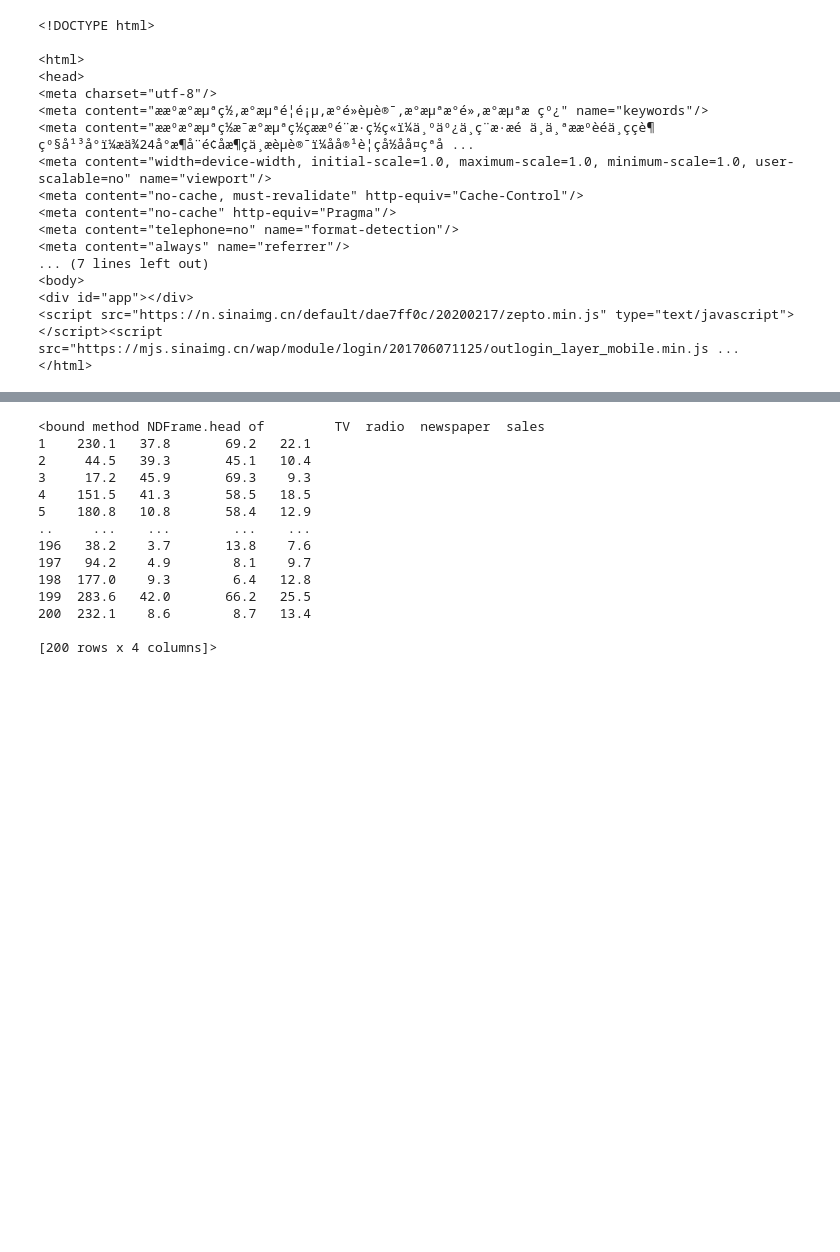
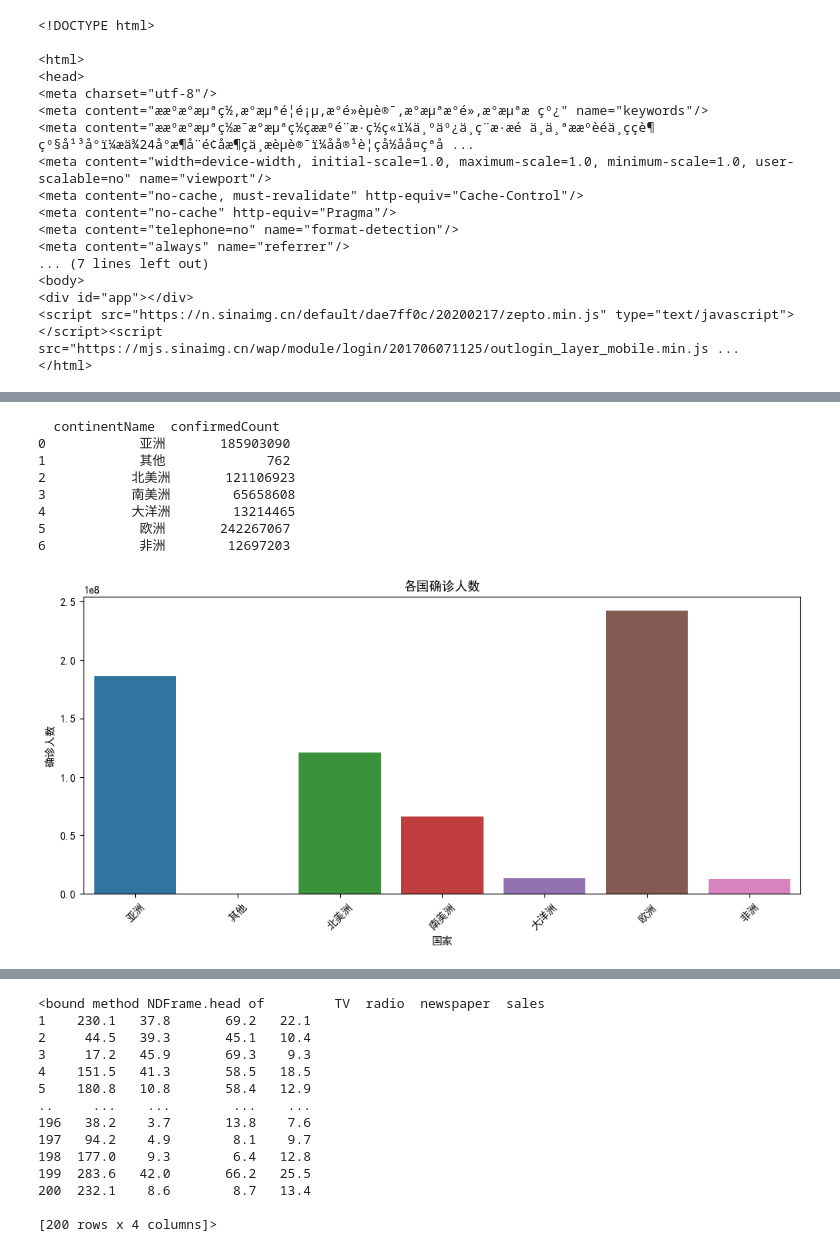
Before and after one commit to inspireMeNow/python-practice, a Jupyter notebook: day14/main.ipynb, the cells around one changed output, grey strips where cells are left out. Drawn from its saved outputs; the diff is of its cells as text; code cells hidden in the pictures; blank space fills up the shorter version.

```diff
--- a/day14/main.ipynb
+++ b/day14/main.ipynb
@@ -87,0 +204,30 @@ print(soup)
+# %%
+import seaborn as sns
+import matplotlib.pyplot as plt
+new_data = covid_data[covid_data['countryName'] != '中国']
+new_data = new_data[['continentName','countryName', 'province_confirmedCount']]
+new_data = new_data.drop_duplicates(subset='countryName')
+grouped = new_data.groupby('continentName')['province_confirmedCount'].sum()
+grouped = grouped.reset_index()
+grouped.columns = ['continentName', 'confirmedCount']
+new_data.to_csv('世界疫情数据.csv')
+print(grouped)
+plt.figure(figsize=(12, 5))
+sns.barplot(x='continentName', y='confirmedCount',
+            data=grouped, errorbar=None)
+plt.title("各国确诊人数")
+plt.xlabel('国家')
+plt.xticks(rotation=45)
+plt.ylabel('确诊人数')
+# plt.ylim(0,100000)
+plt.show()
+# %% [output]
+  continentName  confirmedCount
+0            亚洲       185903090
+1            其他             762
+2           北美洲       121106923
+3           南美洲        65658608
+4           大洋洲        13214465
+5            欧洲       242267067
+6            非洲        12697203
+[figure, added]
```
Also changed, not shown: parts of 5 cells of this notebook, 6 other files.
